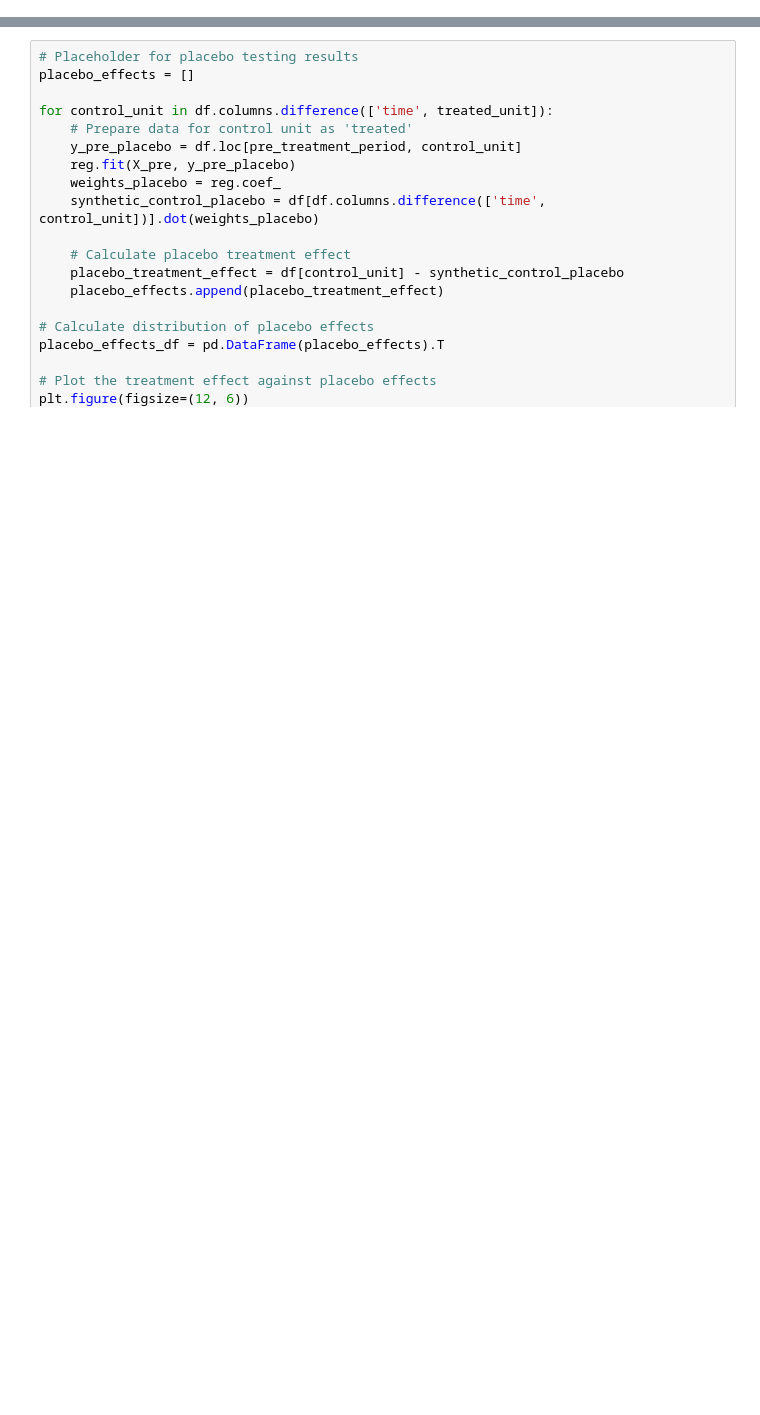
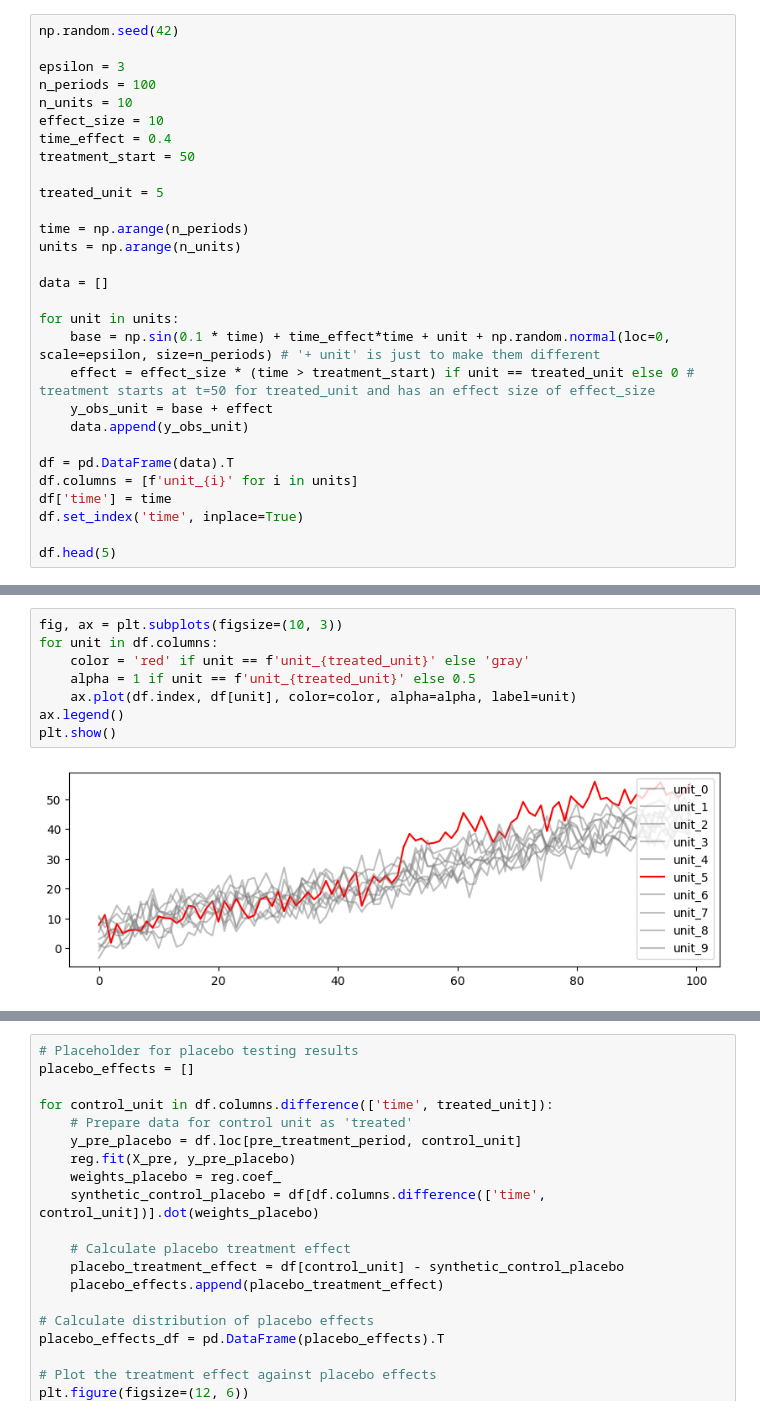
Before and after one commit to robetatis/expstudynotes, a Jupyter notebook: synthcon.ipynb, the cells around one changed output, grey strips where cells are left out. Saved outputs shown, nothing was run; the diff lists cells and outputs as text; blank space fills up the shorter version.

```diff
--- a/synthcon.ipynb
+++ b/synthcon.ipynb
@@ -62,0 +8,29 @@ weights
+# %%
+np.random.seed(42)
+
+epsilon = 3
+n_periods = 100
+n_units = 10
+effect_size = 10
+time_effect = 0.4
+treatment_start = 50
+
+treated_unit = 5
+
+time = np.arange(n_periods)
+units = np.arange(n_units)
+
+data = []
+
+for unit in units:
+    base = np.sin(0.1 * time) + time_effect*time + unit + np.random.normal(loc=0, scale=epsilon, size=n_periods) # '+ unit' is just to make them different
+    effect = effect_size * (time > treatment_start) if unit == treated_unit else 0 # treatment starts at t=50 for treated_unit and has an effect size of effect_size
+    y_obs_unit = base + effect
+    data.append(y_obs_unit)
+
+df = pd.DataFrame(data).T
+df.columns = [f'unit_{i}' for i in units]
+df['time'] = time
+df.set_index('time', inplace=True)
+
+df.head(5)
@@ -62,0 +45,10 @@ weights
+# %%
+fig, ax = plt.subplots(figsize=(10, 3))
+for unit in df.columns:
+    color = 'red' if unit == f'unit_{treated_unit}' else 'gray'
+    alpha = 1 if unit == f'unit_{treated_unit}' else 0.5
+    ax.plot(df.index, df[unit], color=color, alpha=alpha, label=unit)
+ax.legend()
+plt.show()
+# %% [output]
+[figure, added]
```
Also changed, not shown: parts of 9 cells of this notebook, 1 other file.
